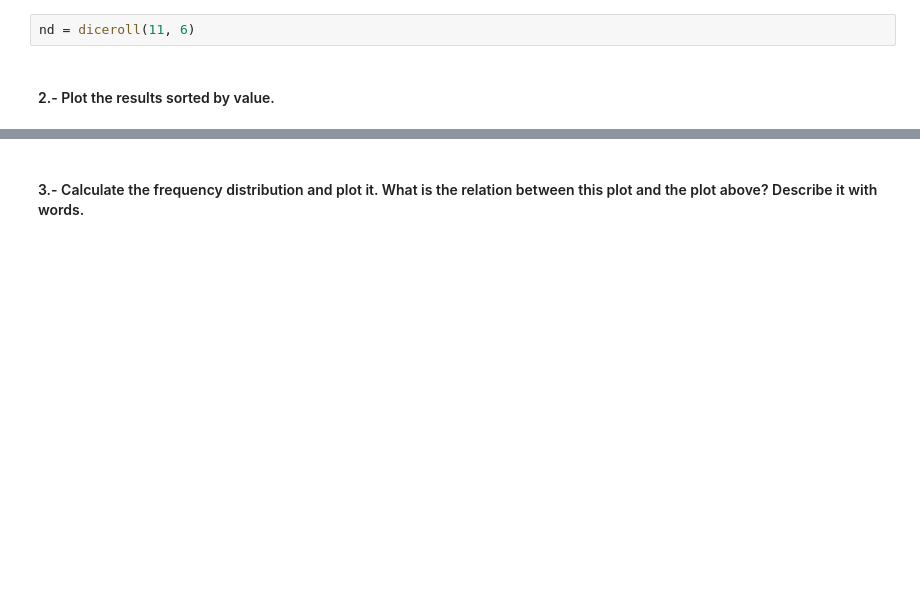
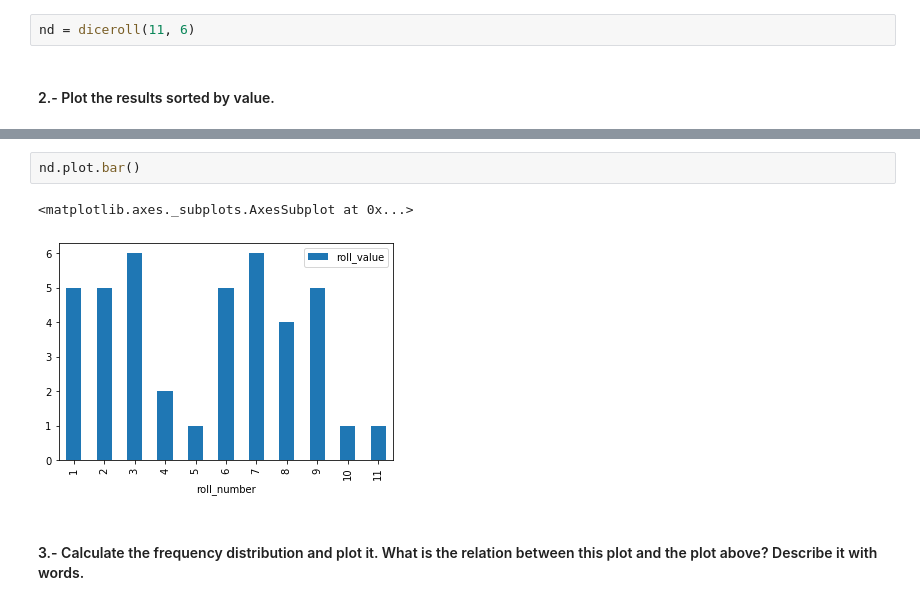
Before and after one commit to ta-data-lis/lab-understanding-descriptive-stats, a Jupyter notebook: your-code/main.ipynb, the cells around one changed output, grey strips where cells are left out. Saved outputs shown, nothing was run; the diff lists cells and outputs as text; blank space fills up the shorter version.

```diff
--- a/your-code/main.ipynb
+++ b/your-code/main.ipynb
@@ -46,3 +47,8 @@ nd.sort_values(by = 'roll_value')
+# %%
+nd.plot.bar()
+# %% [output]
+<matplotlib.axes._subplots.AxesSubplot at 0x...>
+[figure, added]
 # %% [markdown]
 #### 3.- Calculate the frequency distribution and plot it. What is the relation between this plot and the plot above? Describe it with words.
 # %%
```
Also changed, not shown: parts of 52 cells of this notebook.
